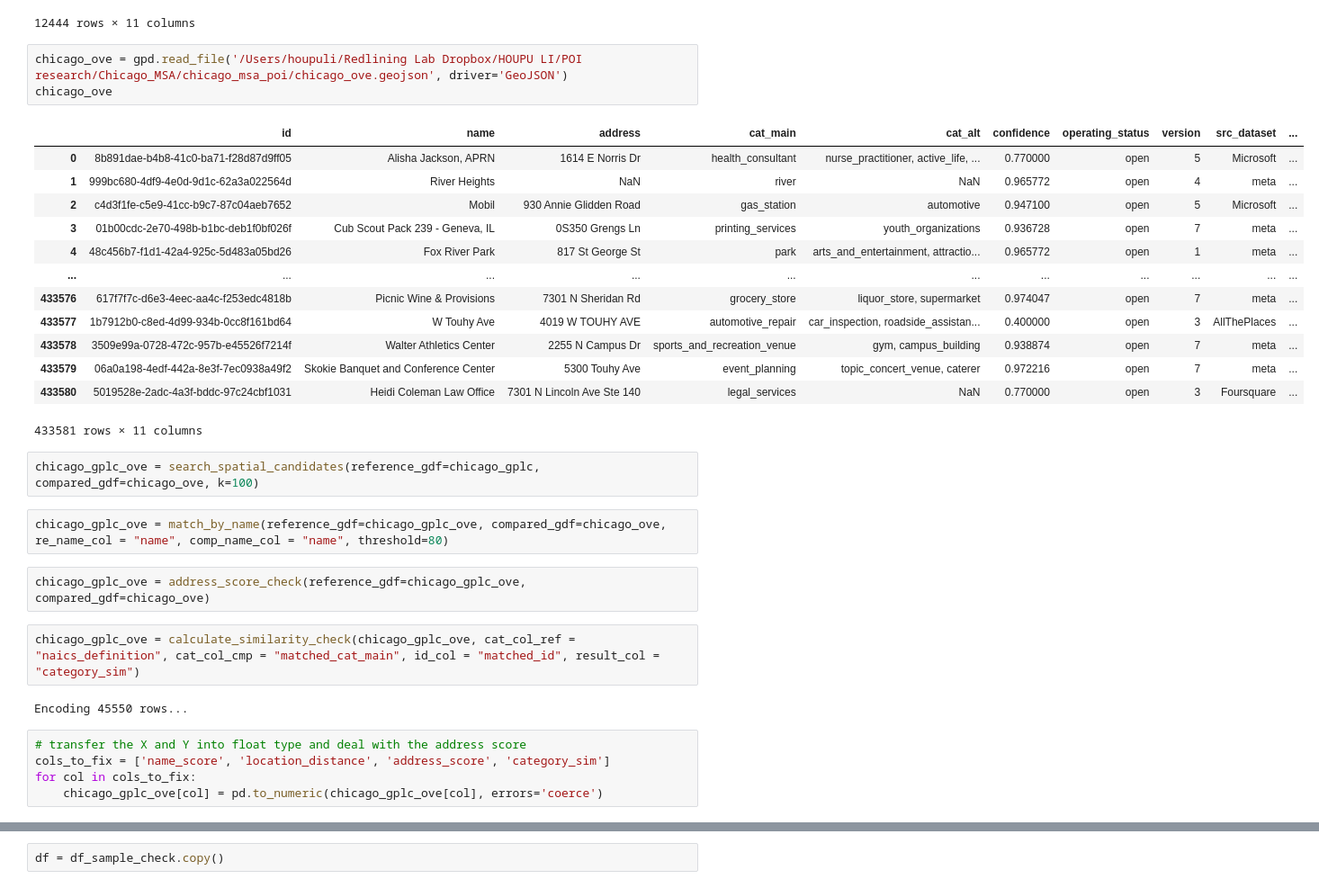
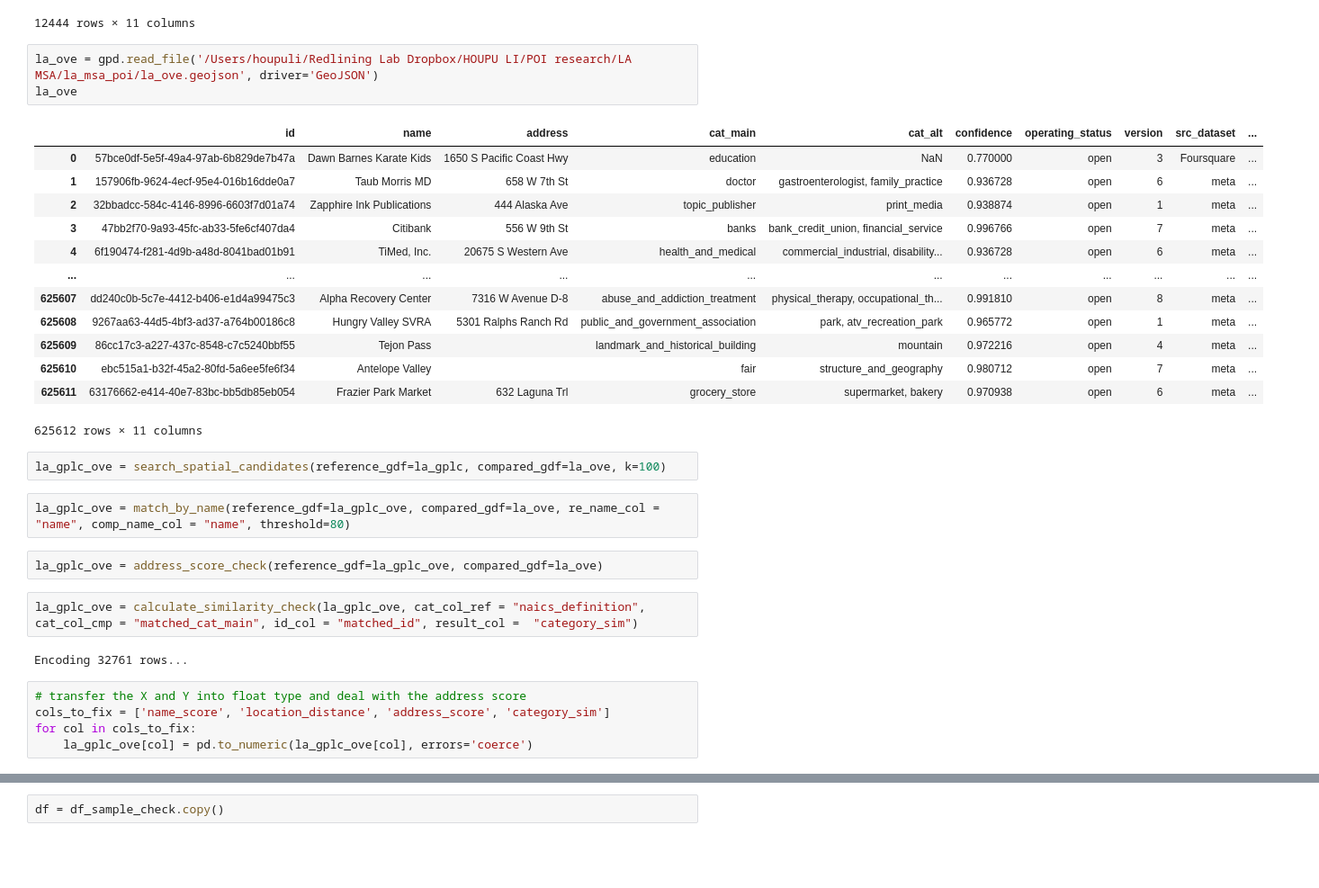
Before and after one commit to HOUPU1993/POI-study, a Jupyter notebook: 5.match_proc/google_oveture.ipynb, the cells around one changed output, grey strips where cells are left out. Shown at 90% size. Cells and saved outputs as stored; diff of their text form; blank space fills up the shorter version.

```diff
--- a/5.match_proc/google_oveture.ipynb
+++ b/5.match_proc/google_oveture.ipynb
@@ -445,35 +445,35 @@ bspo_ove
 | 12443 | e35b6509-b71b-499b-8eeb-426045745b61 | Rv Consumer Group | 224 Cougar Run Rd | organization | None | 0.770000 | open | 2 | Foursquare | ... |
 12444 rows × 11 columns
 # %%
-chicago_ove = gpd.read_file('/Users/houpuli/Redlining Lab Dropbox/HOUPU LI/POI research/Chicago_MSA/chicago_msa_poi/chicago_ove.geojson', driver='GeoJSON')
-chicago_ove
+la_ove = gpd.read_file('/Users/houpuli/Redlining Lab Dropbox/HOUPU LI/POI research/LA MSA/la_msa_poi/la_ove.geojson', driver='GeoJSON')
+la_ove
 # %% [output]
 |  | id | name | address | cat_main | cat_alt | confidence | operating_status | version | src_dataset | ... |
-| 0 | 8b891dae-b4b8-41c0-ba71-f28d87d9ff05 | Alisha Jackson, APRN | 1614 E Norris Dr | health_consultant | nurse_practitioner, active_life, ... | 0.770000 | open | 5 | Microsoft | ... |
-| 1 | 999bc680-4df9-4e0d-9d1c-62a3a022564d | River Heights | NaN | river | NaN | 0.965772 | open | 4 | meta | ... |
-| 2 | c4d3f1fe-c5e9-41cc-b9c7-87c04aeb7652 | Mobil | 930 Annie Glidden Road | gas_station | automotive | 0.947100 | open | 5 | Microsoft | ... |
-| 3 | 01b00cdc-2e70-498b-b1bc-deb1f0bf026f | Cub Scout Pack 239 - Geneva, IL | 0S350 Grengs Ln | printing_services | youth_organizations | 0.936728 | open | 7 | meta | ... |
-| 4 | 48c456b7-f1d1-42a4-925c-5d483a05bd26 | Fox River Park | 817 St George St | park | arts_and_entertainment, attractio... | 0.965772 | open | 1 | meta | ... |
+| 0 | 57bce0df-5e5f-49a4-97ab-6b829de7b47a | Dawn Barnes Karate Kids | 1650 S Pacific Coast Hwy | education | NaN | 0.770000 | open | 3 | Foursquare | ... |
+| 1 | 157906fb-9624-4ecf-95e4-016b16dde0a7 | Taub Morris MD | 658 W 7th St | doctor | gastroenterologist, family_practice | 0.936728 | open | 6 | meta | ... |
+| 2 | 32bbadcc-584c-4146-8996-6603f7d01a74 | Zapphire Ink Publications | 444 Alaska Ave | topic_publisher | print_media | 0.938874 | open | 1 | meta | ... |
+| 3 | 47bb2f70-9a93-45fc-ab33-5fe6cf407da4 | Citibank | 556 W 9th St | banks | bank_credit_union, financial_service | 0.996766 | open | 7 | meta | ... |
+| 4 | 6f190474-f281-4d9b-a48d-8041bad01b91 | TiMed, Inc. | 20675 S Western Ave | health_and_medical | commercial_industrial, disability... | 0.936728 | open | 6 | meta | ... |
 | ... | ... | ... | ... | ... | ... | ... | ... | ... | ... | ... |
-| 433576 | 617f7f7c-d6e3-4eec-aa4c-f253edc4818b | Picnic Wine & Provisions | 7301 N Sheridan Rd | grocery_store | liquor_store, supermarket | 0.974047 | open | 7 | meta | ... |
-| 433577 | 1b7912b0-c8ed-4d99-934b-0cc8f161bd64 | W Touhy Ave | 4019 W TOUHY AVE | automotive_repair | car_inspection, roadside_assistan... | 0.400000 | open | 3 | AllThePlaces | ... |
-| 433578 | 3509e99a-0728-472c-957b-e45526f7214f | Walter Athletics Center | 2255 N Campus Dr | sports_and_recreation_venue | gym, campus_building | 0.938874 | open | 7 | meta | ... |
-| 433579 | 06a0a198-4edf-442a-8e3f-7ec0938a49f2 | Skokie Banquet and Conference Center | 5300 Touhy Ave | event_planning | topic_concert_venue, caterer | 0.972216 | open | 7 | meta | ... |
-| 433580 | 5019528e-2adc-4a3f-bddc-97c24cbf1031 | Heidi Coleman Law Office | 7301 N Lincoln Ave Ste 140 | legal_services | NaN | 0.770000 | open | 3 | Foursquare | ... |
+| 625607 | dd240c0b-5c7e-4412-b406-e1d4a99475c3 | Alpha Recovery Center | 7316 W Avenue D-8 | abuse_and_addiction_treatment | physical_therapy, occupational_th... | 0.991810 | open | 8 | meta | ... |
+| 625608 | 9267aa63-44d5-4bf3-ad37-a764b00186c8 | Hungry Valley SVRA | 5301 Ralphs Ranch Rd | public_and_government_association | park, atv_recreation_park | 0.965772 | open | 1 | meta | ... |
+| 625609 | 86cc17c3-a227-437c-8548-c7c5240bbf55 | Tejon Pass |  | landmark_and_historical_building | mountain | 0.972216 | open | 4 | meta | ... |
+| 625610 | ebc515a1-b32f-45a2-80fd-5a6ee5fe6f34 | Antelope Valley |  | fair | structure_and_geography | 0.980712 | open | 7 | meta | ... |
+| 625611 | 63176662-e414-40e7-83bc-bb5db85eb054 | Frazier Park Market | 632 Laguna Trl | grocery_store | supermarket, bakery | 0.970938 | open | 6 | meta | ... |
-433581 rows × 11 columns
+625612 rows × 11 columns
 # %%
-chicago_gplc_ove = search_spatial_candidates(reference_gdf=chicago_gplc, compared_gdf=chicago_ove, k=100)
+la_gplc_ove = search_spatial_candidates(reference_gdf=la_gplc, compared_gdf=la_ove, k=100)
 # %%
-chicago_gplc_ove = match_by_name(reference_gdf=chicago_gplc_ove, compared_gdf=chicago_ove, re_name_col = "name", comp_name_col = "name", threshold=80)
+la_gplc_ove = match_by_name(reference_gdf=la_gplc_ove, compared_gdf=la_ove, re_name_col = "name", comp_name_col = "name", threshold=80)
 # %%
-chicago_gplc_ove = address_score_check(reference_gdf=chicago_gplc_ove, compared_gdf=chicago_ove)
+la_gplc_ove = address_score_check(reference_gdf=la_gplc_ove, compared_gdf=la_ove)
 # %%
-chicago_gplc_ove = calculate_similarity_check(chicago_gplc_ove, cat_col_ref = "naics_definition", cat_col_cmp = "matched_cat_main", id_col = "matched_id", result_col =  "category_sim")
+la_gplc_ove = calculate_similarity_check(la_gplc_ove, cat_col_ref = "naics_definition", cat_col_cmp = "matched_cat_main", id_col = "matched_id", result_col =  "category_sim")
 # %% [output]
-Encoding 45550 rows...
+Encoding 32761 rows...
 # %%
 # transfer the X and Y into float type and deal with the address score
 cols_to_fix = ['name_score', 'location_distance', 'address_score', 'category_sim']
 for col in cols_to_fix:
-    chicago_gplc_ove[col] = pd.to_numeric(chicago_gplc_ove[col], errors='coerce')
+    la_gplc_ove[col] = pd.to_numeric(la_gplc_ove[col], errors='coerce')
 # %%
```
Also changed, not shown: parts of 10 cells of this notebook, 2 other files.
